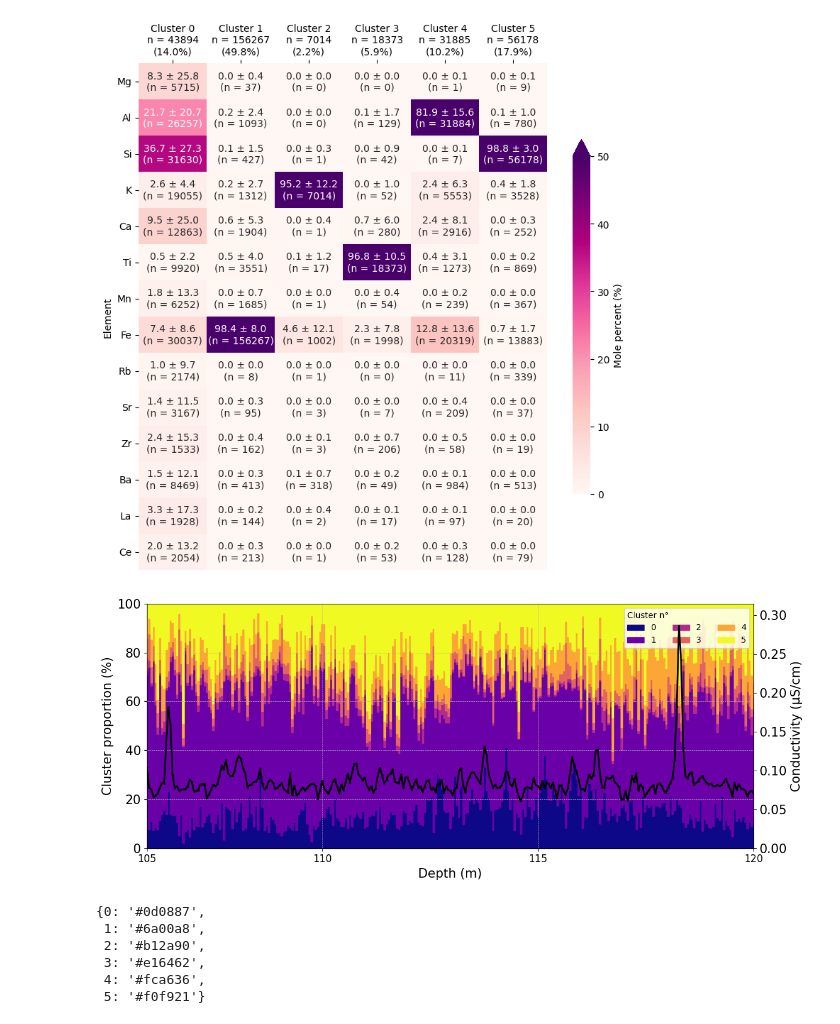
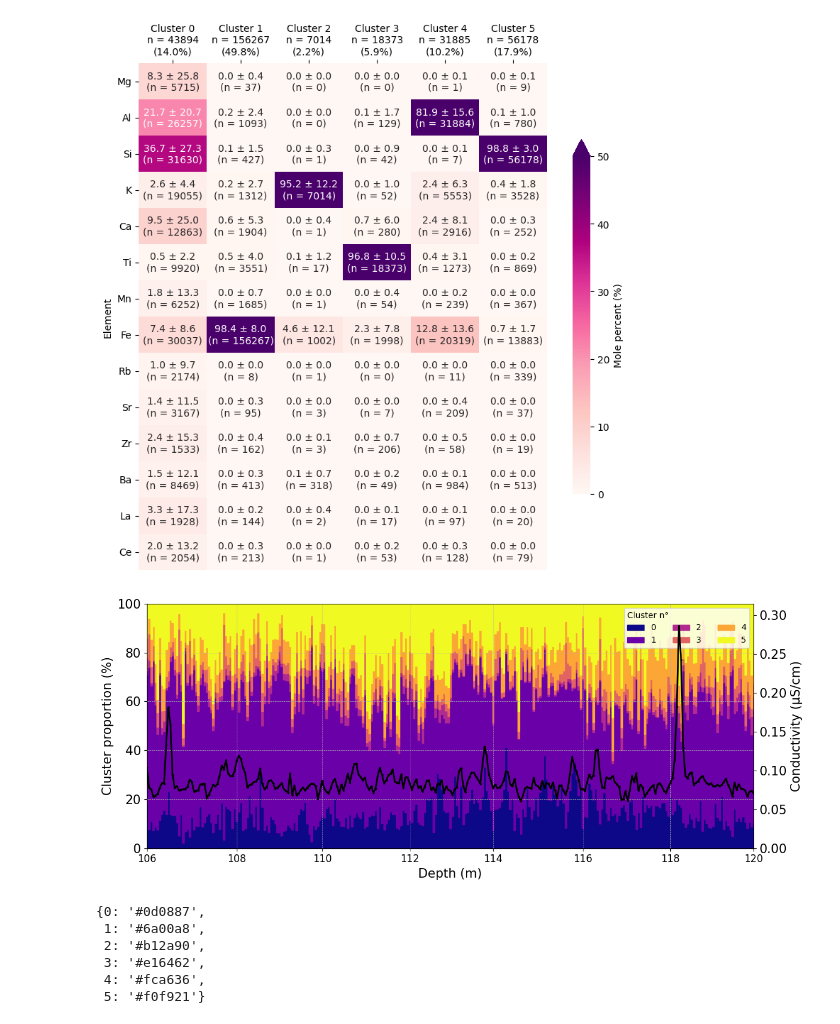
Before and after one commit to MTharaud/nanoArchive, a Jupyter notebook: 4 - data_exam.ipynb, the cells around one changed output. Drawn from its saved outputs; the diff is of its cells as text; code cells hidden in the pictures.

Commit message:
cluster prop plot with right depth

```diff
--- a/4 - data_exam.ipynb
+++ b/4 - data_exam.ipynb
@@ -217,22 +217,18 @@ depth_order = sorted([float(d) for d in stacked_df.index])
 tick_positions = []
 tick_labels = []
 
-# Generate target depths (100, 105, 110, 115, 120, etc.)
-if len(depth_order) > 0:
-    min_depth = int(min(depth_order) / 5) * 5
-    max_depth = int(max(depth_order) / 5) * 5 + 5
+# Create x-ticks from 106 to 120 m every 2 m
+for target_depth in range(106, 121, 2):
+    closest_depth = min(depth_order, key=lambda d: abs(d - target_depth))
 
-    for target_depth in range(min_depth, max_depth + 1, 5):
-        # Find the closest actual depth to this target
-        closest_depth = min(depth_order, key=lambda x: abs(x - target_depth))
-        # Only add if the closest depth is within 2.5 meters of the target
-        if abs(closest_depth - target_depth) < 2.5:
-            # Find the index corresponding to this depth
-            for idx, d in enumerate(stacked_df.index):
-                if abs(float(d) - closest_depth) < 0.01:
-                    tick_positions.append(idx)
-                    tick_labels.append(target_depth)
-                    break
+    # Add the tick if an actual depth is sufficiently close
+    if abs(closest_depth - target_depth) < 1:
+        idx = next(
+            i for i, d in enumerate(stacked_df.index)
+            if abs(float(d) - closest_depth) < 0.01
+        )
+        tick_positions.append(idx)
+        tick_labels.append(target_depth)
 
 ax.set_xticks(tick_positions)
 ax.set_xticklabels(tick_labels, fontsize=fontsize-3, rotation=0)
@@ -251,34 +247,34 @@ for i in range(len(depth_order) - 1):
 # Add grid lines
 ax.grid(True, which='both', linestyle='--', linewidth=0.5)
 # remove the frame
 sns.despine(ax=ax, top=True, right=True, left=False, bottom=False)
 
 # add a twin y-axis for the conductivity
 ax2 = ax.twinx()
 # Compute mean conductivity per sample
 cond_df = merged_df.groupby('Depth')['Conductivity'].mean().reindex(stacked_df.index)
 
 # Plot conductivity per sample
 ax2.plot(
     cond_df.index,
     cond_df.values,
     color='black',
     marker='.',
     label='Conductivity (µS/cm)',
     markersize=3,
     linewidth=2
 )
 # Set the y-axis label for conductivity
 ax2.set_ylabel('Conductivity (µS/cm)', color='black', fontsize=fontsize)
 # Set the y-axis limits for conductivity
 ax2.set_ylim(0, merged_df['Conductivity'].max() * 1.1)
 ax2.tick_params(axis='y', labelcolor='black', labelsize=fontsize)
 
 plt.tight_layout()
 plt.savefig("Figures/cluster_proportions.png", dpi=300, bbox_inches='tight')
 plt.show()
 # %% [output]
-[figure, old version]
+[figure, new version]
 # %%
 # create a color map for the clusters
 #num_clusters = size_clusters_df.shape[0]
```
Also changed, not shown: 1 other file.
